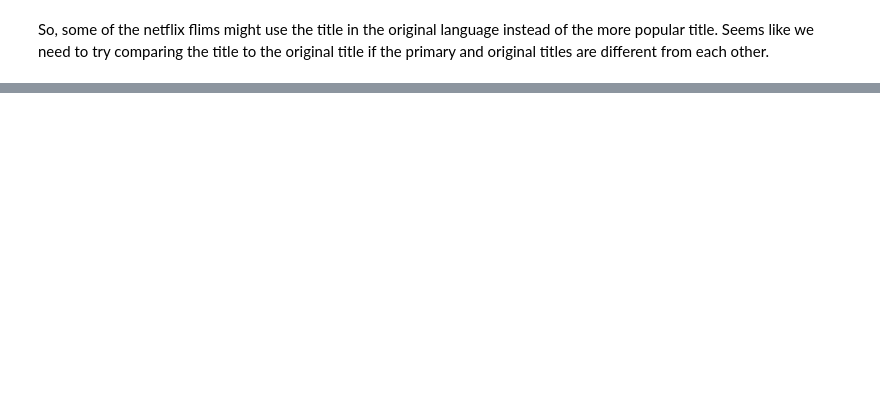
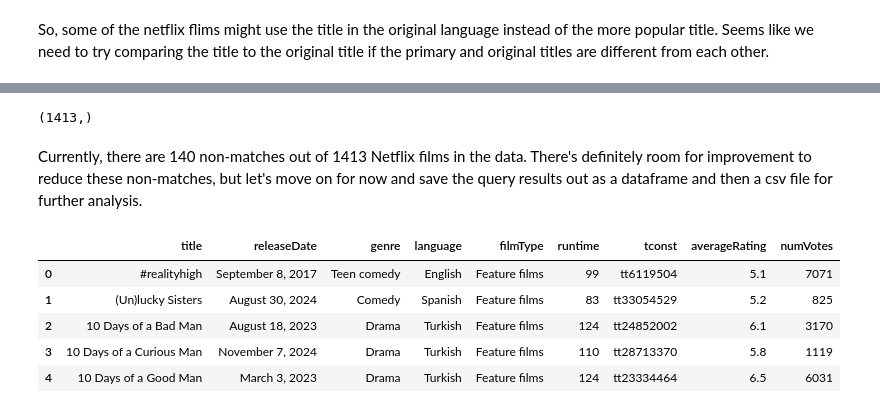
Before and after one commit to suny-park/netflix-film-ratings, a Jupyter notebook: 03 Combining Netflix and IMDB data.ipynb, the cells around one changed output, grey strips where cells are left out. Saved outputs shown, nothing was run; the diff lists cells and outputs as text; code cells hidden in the pictures; blank space fills up the shorter version.

```diff
--- a/03 Combining Netflix and IMDB data.ipynb
+++ b/03 Combining Netflix and IMDB data.ipynb
@@ -522,35 +566,50 @@ for row in out:
+# %%
+# Print the number of total Netflix films
+query = """
+        SELECT COUNT(*)
+        FROM netflix;
+        """
+# Print output of the query
+for row in cur.execute(query):
+    print(row)
+# %% [output]
+(1413,)
+# %% [markdown]
+Currently, there are 140 non-matches out of 1413 Netflix films in the data. There's definitely room for improvement to reduce these non-matches, but let's move on for now and save the query results out as a dataframe and then a csv file for further analysis.
 # %%
-# Runtime match with lenient year filter +- 1 year - CURRENT BEST
-# Now join imdb titles separately for primary and original titles
-# Use union to combine films matched by the primary and the original titles -- takes forever to run, so let's just do count in the next cell
+# Count non-matches with runtime +-10 and original title matching and release year more lenient +-1
 query = """
-        SELECT *
+        SELECT title, releaseDate, genre, language, filmType, runtime_min AS runtime, tconst, averageRating, numVotes
         FROM netflix AS n
-        LEFT JOIN (SELECT *
+        LEFT JOIN (SELECT b.tconst, b.primaryTitle, b.startYear, b.runtimeMinutes, r.averageRating, r.numVotes
                     FROM imdb_basics AS b
                     INNER JOIN imdb_ratings AS r
                     ON b.tconst = r.tconst
-                    WHERE startYear > 2000 )
+                    WHERE startYear > 2014)
                     AS i
         ON LOWER(n.Title) = LOWER(i.primaryTitle)
-        WHERE (CAST(i.runtimeMinutes as INTEGER) < n.runtime_min +3 AND CAST(i.runtimeMinutes as INTEGER) > n.runtime_min -3)
-            AND i.startYear < SUBSTR(n.releaseDate,-4,4) + 1 AND i.startYear > SUBSTR(n.releaseDate,-4,4) - 1
+        WHERE (i.runtimeMinutes <= n.runtime_min +10 AND i.runtimeMinutes >= n.runtime_min -10)
+        AND i.startYear <= n.releaseYear + 1 AND i.startYear >= n.releaseYear - 1
         UNION
-        SELECT *
+        SELECT title, releaseDate, genre, language, filmType, runtime_min AS runtime, tconst, averageRating, numVotes
         FROM netflix AS n
-        LEFT JOIN (SELECT *
+        LEFT JOIN (SELECT b.tconst, b.primaryTitle, b.originalTitle, b.startYear, b.runtimeMinutes, r.averageRating, r.numVotes
                     FROM imdb_basics AS b
                     INNER JOIN imdb_ratings AS r
                     ON b.tconst = r.tconst
-                    WHERE startYear > 2000 AND LOWER(primaryTitle) != LOWER(originalTitle) )
+                    WHERE startYear > 2014 AND LOWER(primaryTitle) != LOWER(originalTitle) )
                     AS i
         ON LOWER(n.Title) = LOWER(i.originalTitle)
-        WHERE (CAST(i.runtimeMinutes as INTEGER) < n.runtime_min +3 AND CAST(i.runtimeMinutes as INTEGER) > n.runtime_min -3)
-            AND i.startYear < SUBSTR(n.releaseDate,-4,4) + 1 AND i.startYear > SUBSTR(n.releaseDate,-4,4) - 1;
+        WHERE (i.runtimeMinutes <= n.runtime_min +10 AND i.runtimeMinutes >= n.runtime_min -10)
+        AND i.startYear <= n.releaseYear + 1 AND i.startYear >= n.releaseYear - 1;
         """
-#
-out = cur.execute(query)
-names = list(map(lambda x: x[0], cur.description))
-print(names)
-for row in out:
-    print(row)
+# Load data into Pandas DataFrame
+df = pd.read_sql_query(query, conn)
+df.head()
+# %% [output]
+|  | title | releaseDate | genre | language | filmType | runtime | tconst | averageRating | numVotes |
+| 0 | #realityhigh | September 8, 2017 | Teen comedy | English | Feature films | 99 | tt6119504 | 5.1 | 7071 |
+| 1 | (Un)lucky Sisters | August 30, 2024 | Comedy | Spanish | Feature films | 83 | tt33054529 | 5.2 | 825 |
+| 2 | 10 Days of a Bad Man | August 18, 2023 | Drama | Turkish | Feature films | 124 | tt24852002 | 6.1 | 3170 |
+| 3 | 10 Days of a Curious Man | November 7, 2024 | Drama | Turkish | Feature films | 110 | tt28713370 | 5.8 | 1119 |
+| 4 | 10 Days of a Good Man | March 3, 2023 | Drama | Turkish | Feature films | 124 | tt23334464 | 6.5 | 6031 |
```
Also changed, not shown: parts of 46 cells of this notebook, 3 other files.
